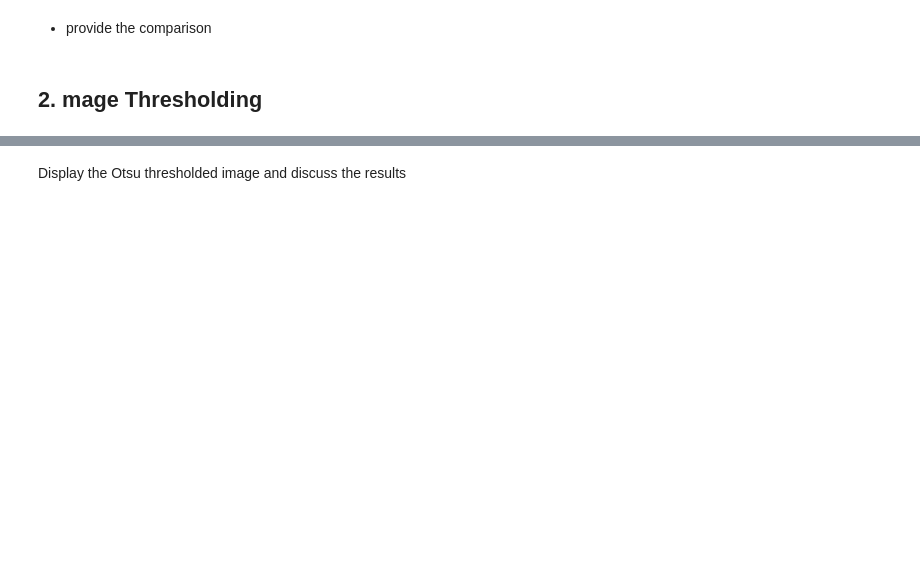
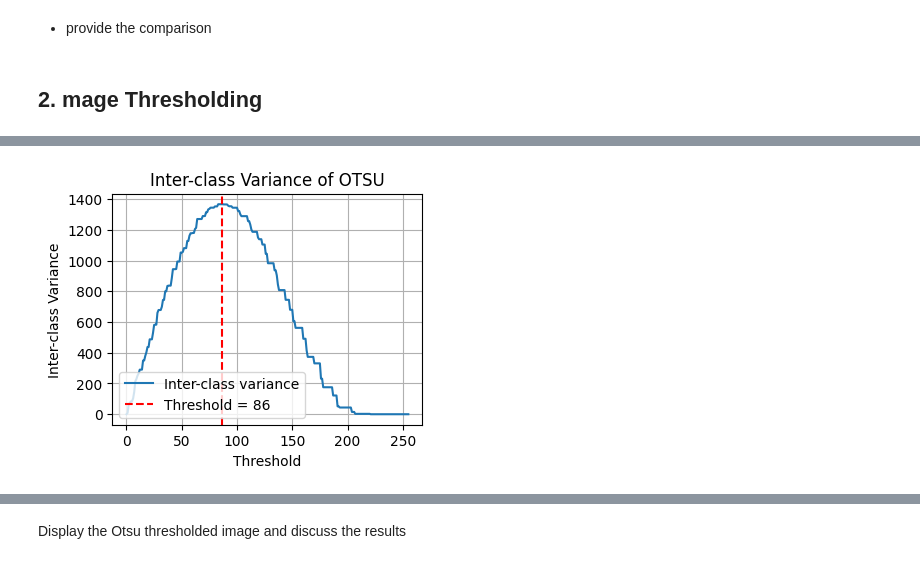
Before and after one commit to RemoShen/computerVisionClass, a Jupyter notebook: Project1/Question1/question1.ipynb, the cells around one changed output, grey strips where cells are left out. Drawn from its saved outputs; the diff is of its cells as text; code cells hidden in the pictures; blank space fills up the shorter version.

Commit message:
:sparkles: otsu and niblack alg

```diff
--- a/Project1/Question1/question1.ipynb
+++ b/Project1/Question1/question1.ipynb
@@ -107,0 +109,44 @@ def otsu_thresholding(im_in):
+# %%
+# Apply Otsu Thresholding and generate a plot of the inter-class variance
+def otsu_thresholding(im_in):
+    pdf = create_pdf(im_in)
+    total_pixel = im_in.shape[0]*im_in.shape[1]
+    g_max = 0
+    threshold = 0
+    inter_class_variance = np.zeros(256) # inter-class variance
+    for i in range(256):
+        n_0 = pdf[:i].sum() # foreground pixels
+        n_1 = pdf[i:].sum() # background pixels
+        mu_0 = 0 # mean of foreground pixels
+        mu_1 = 1 # mean of background pixels
+        for k in range(i):
+            mu_0 += k*pdf[k]
+        for k in range(i, 256):
+            mu_1 += k*pdf[k]
+        if n_0 == 0 or n_1 == 0:
+            inter_class_variance[i] = 0
+            continue
+
+        mu_0 = mu_0/n_0
+        mu_1 = mu_1/n_1
+        omega_0 = n_0/total_pixel # probability of foreground pixels
+        omega_1 = n_1/total_pixel # probability of background pixels
+        g = omega_0*omega_1*(mu_0-mu_1)**2
+        inter_class_variance[i] = g
+        if g > g_max:
+            g_max = g
+            threshold = i
+    return inter_class_variance, threshold
+inter_class_variances, threshold = otsu_thresholding(image_cell)
+# Plot inter-class variance as a function of threshold
+plt.figure(figsize=(4,3))
+plt.plot(inter_class_variances, label='Inter-class variance')
+plt.axvline(x=threshold, color='r', linestyle='--', label=f'Threshold = {threshold}')
+plt.title('Inter-class Variance of OTSU')
+plt.xlabel('Threshold')
+plt.ylabel('Inter-class Variance')
+plt.legend()
+plt.grid(True)
+plt.show()
+# %% [output]
+[figure, added]
```
Also changed, not shown: parts of 7 cells of this notebook.
